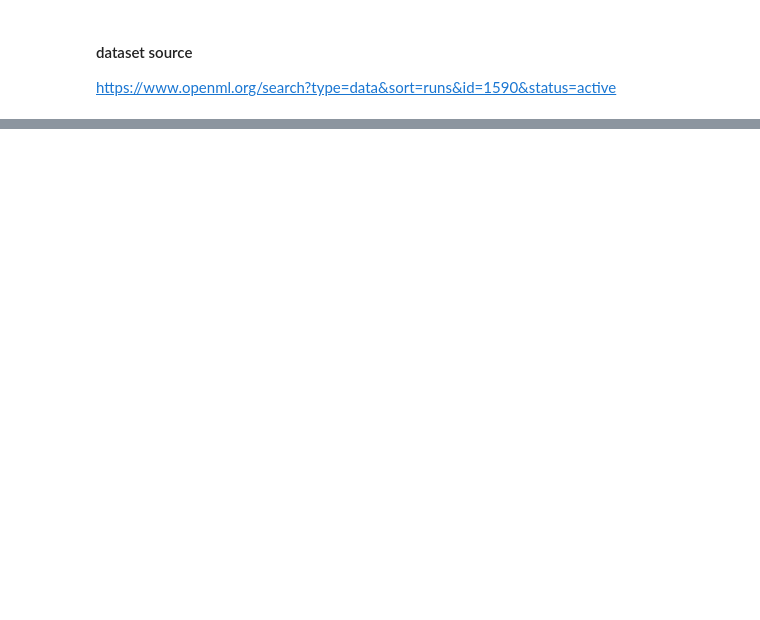
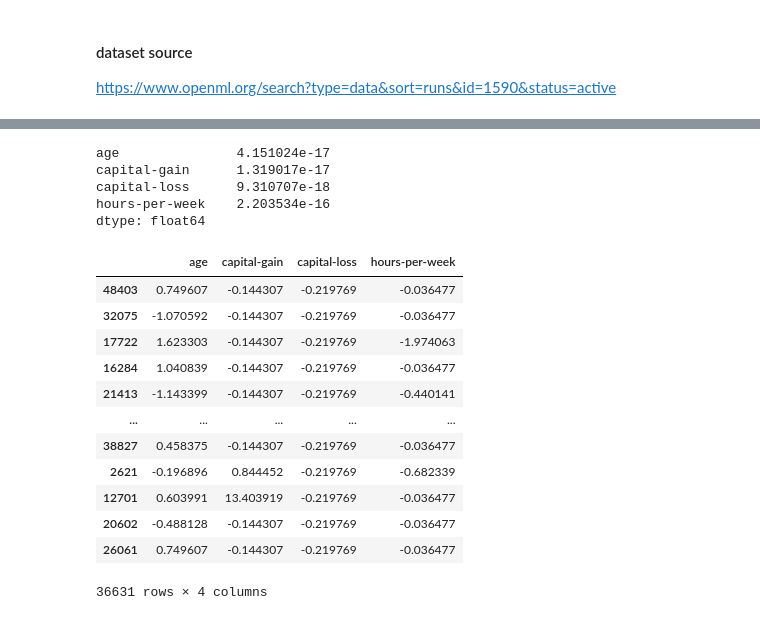
Before and after one commit to xxx-aria/scikit-learn-study, a Jupyter notebook: mooc_guide/ex3.ipynb, the cells around one changed output, grey strips where cells are left out. Cells and saved outputs as stored; diff of their text form; code cells hidden in the pictures; blank space fills up the shorter version.

```diff
--- a/mooc_guide/ex3.ipynb
+++ b/mooc_guide/ex3.ipynb
@@ -57,0 +82,30 @@ https://inria.github.io/scikit-learn-mooc/python_scripts/02_numerical_pipeline_h
+# %%
+means = scaler.mean_
+stds = scaler.scale_
+X_train_scaled_manually = (X_train - means) / stds
+np.mean(X_train_scaled_manually, axis=0)
+# %% [output]
+age               4.151024e-17
+capital-gain      1.319017e-17
+capital-loss      9.310707e-18
+hours-per-week    2.203534e-16
+dtype: float64
+# %%
+# scaler outputing data frames
+scaler_pd = StandardScaler().set_output(transform="pandas")
+X_train_scaled_pd = scaler_pd.fit_transform(X_train)
+X_train_scaled_pd
+# %% [output]
+|  | age | capital-gain | capital-loss | hours-per-week |
+| 48403 | 0.749607 | -0.144307 | -0.219769 | -0.036477 |
+| 32075 | -1.070592 | -0.144307 | -0.219769 | -0.036477 |
+| 17722 | 1.623303 | -0.144307 | -0.219769 | -1.974063 |
+| 16284 | 1.040839 | -0.144307 | -0.219769 | -0.036477 |
+| 21413 | -1.143399 | -0.144307 | -0.219769 | -0.440141 |
+| ... | ... | ... | ... | ... |
+| 38827 | 0.458375 | -0.144307 | -0.219769 | -0.036477 |
+| 2621 | -0.196896 | 0.844452 | -0.219769 | -0.682339 |
+| 12701 | 0.603991 | 13.403919 | -0.219769 | -0.036477 |
+| 20602 | -0.488128 | -0.144307 | -0.219769 | -0.036477 |
+| 26061 | 0.749607 | -0.144307 | -0.219769 | -0.036477 |
+36631 rows × 4 columns
```
Also changed, not shown: parts of 17 cells of this notebook.
